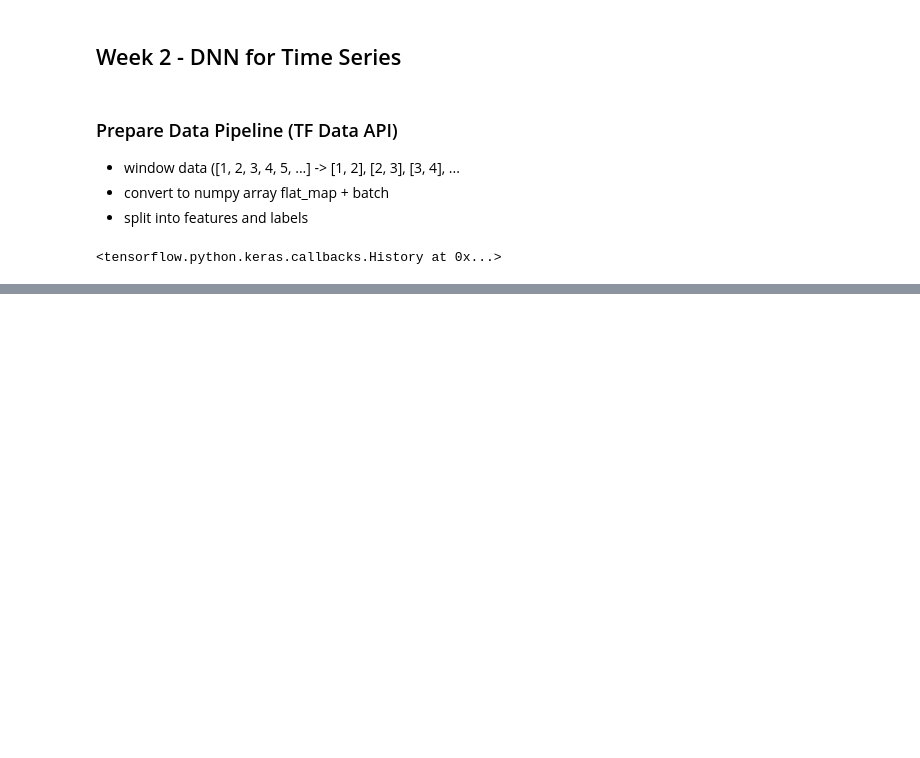
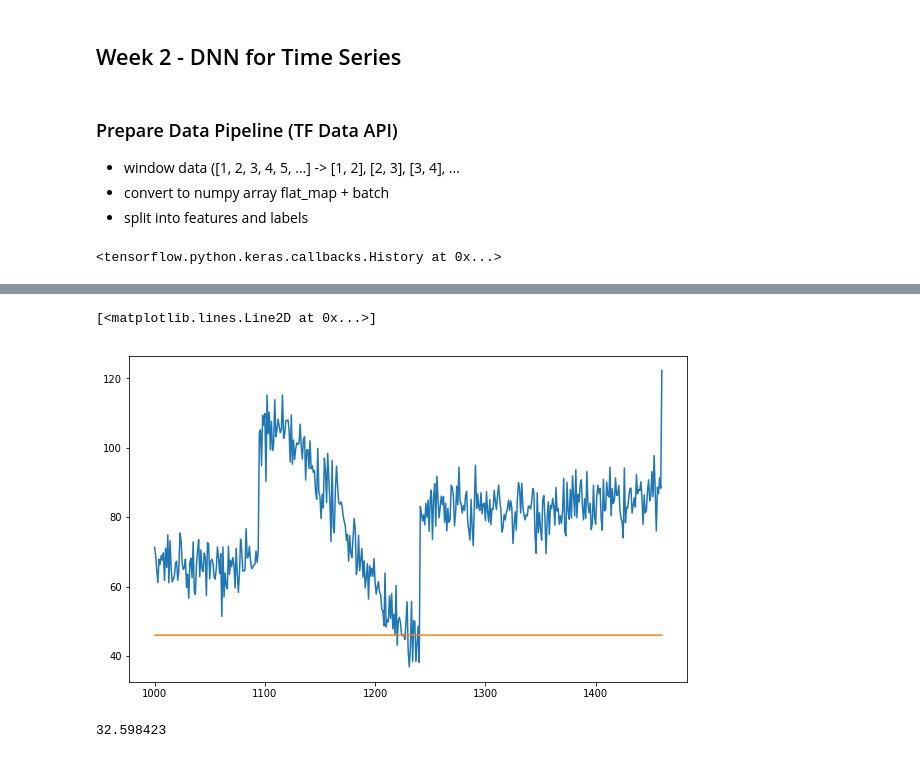
Before and after one commit to Knowledge91/DataScience, a Jupyter notebook: 4_SequencesTimeSeriesAndPrediction.ipynb, the cells around one changed output, grey strips where cells are left out. Drawn from its saved outputs; the diff is of its cells as text; code cells hidden in the pictures; blank space fills up the shorter version.

```diff
--- a/4_SequencesTimeSeriesAndPrediction.ipynb
+++ b/4_SequencesTimeSeriesAndPrediction.ipynb
@@ -157,0 +210,20 @@ print(tf.keras.metrics.mean_absolute_error(x_valid, results).numpy())
+# %%
+forecast = []
+results = []
+
+for time in range(len(series)-window_size):
+    forecast.append(model.predict( series[time:time + window_size][np.newaxis] ))
+
+forecast = forecast[split_time-window_size:]
+results = np.array(forecast)[:, 0, 0]
+# %%
+plt.figure(figsize=(10, 6))
+plt.plot(time_valid, x_valid)
+plt.plot(time_valid, results)
+# %% [output]
+[<matplotlib.lines.Line2D at 0x...>]
+[figure, added]
+# %%
+print(tf.keras.metrics.mean_absolute_error(x_valid, results).numpy())
+# %% [output]
+32.598423
```
Also changed, not shown: parts of 9 cells of this notebook.
